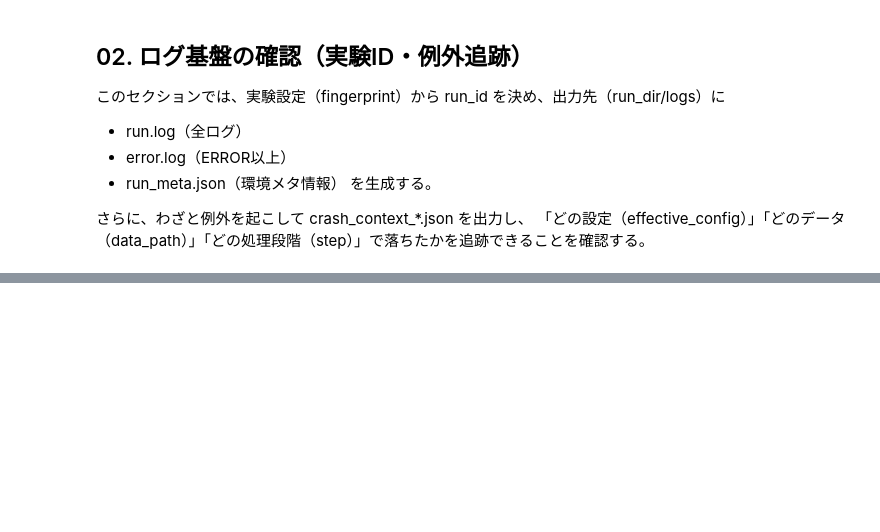
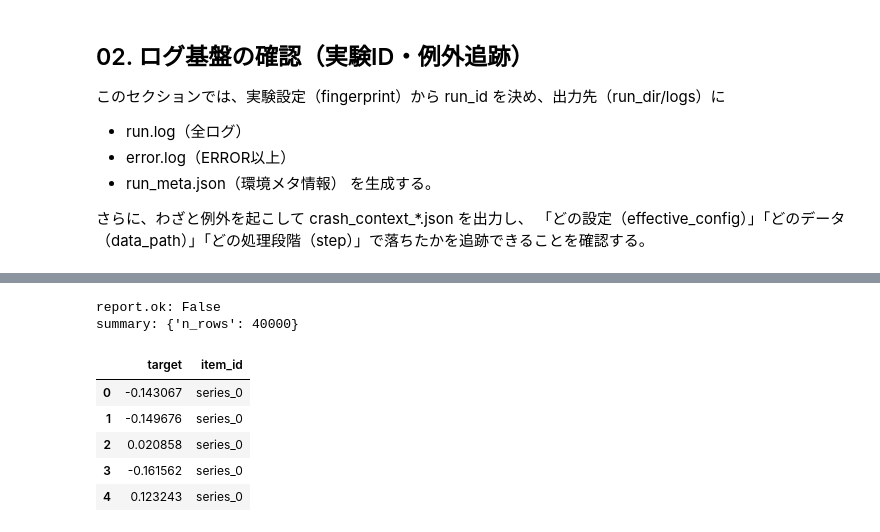
Before and after one commit to arumajirou/moinfo, a Jupyter notebook: moinfo.ipynb, the cells around one changed output, grey strips where cells are left out. Drawn from its saved outputs; the diff is of its cells as text; code cells hidden in the pictures; blank space fills up the shorter version.

```diff
--- a/moinfo.ipynb
+++ b/moinfo.ipynb
@@ -4027,0 +4135,27 @@ with experiment_guard(
+# %%
+from common.moinfo_data.io import load_timeseries_csv
+
+column_map = {
+    "timestamp": "date",
+    "target": "y",
+    "item_id": "store_id",
+}
+
+res2 = load_timeseries_csv(
+    csv_path="C:/moinfo/data/train.csv",
+    column_map=column_map,
+    strict=False,
+)
+
+print("report.ok:", res2.report.ok)
+print("summary:", res2.report.summary)
+display(res2.df.head())
+# %% [output]
+report.ok: False
+summary: {'n_rows': 40000}
+|  | target | item_id |
+| 0 | -0.143067 | series_0 |
+| 1 | -0.149676 | series_0 |
+| 2 | 0.020858 | series_0 |
+| 3 | -0.161562 | series_0 |
+| 4 | 0.123243 | series_0 |
```
Also changed, not shown: parts of 42 cells of this notebook, 11 other files.
